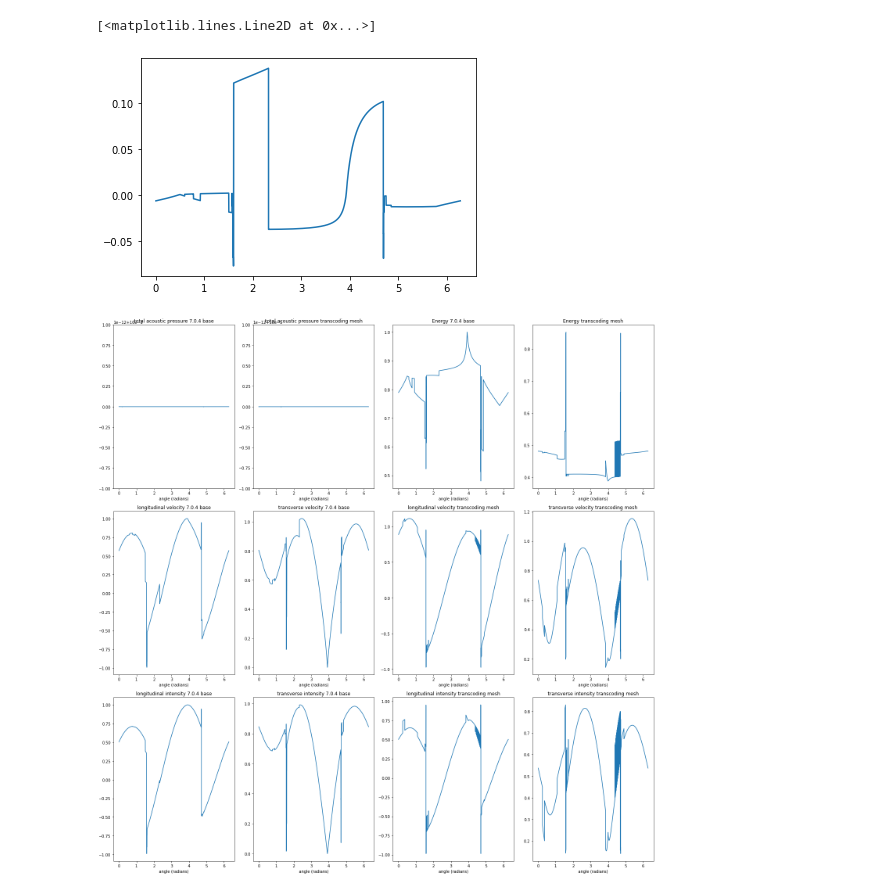
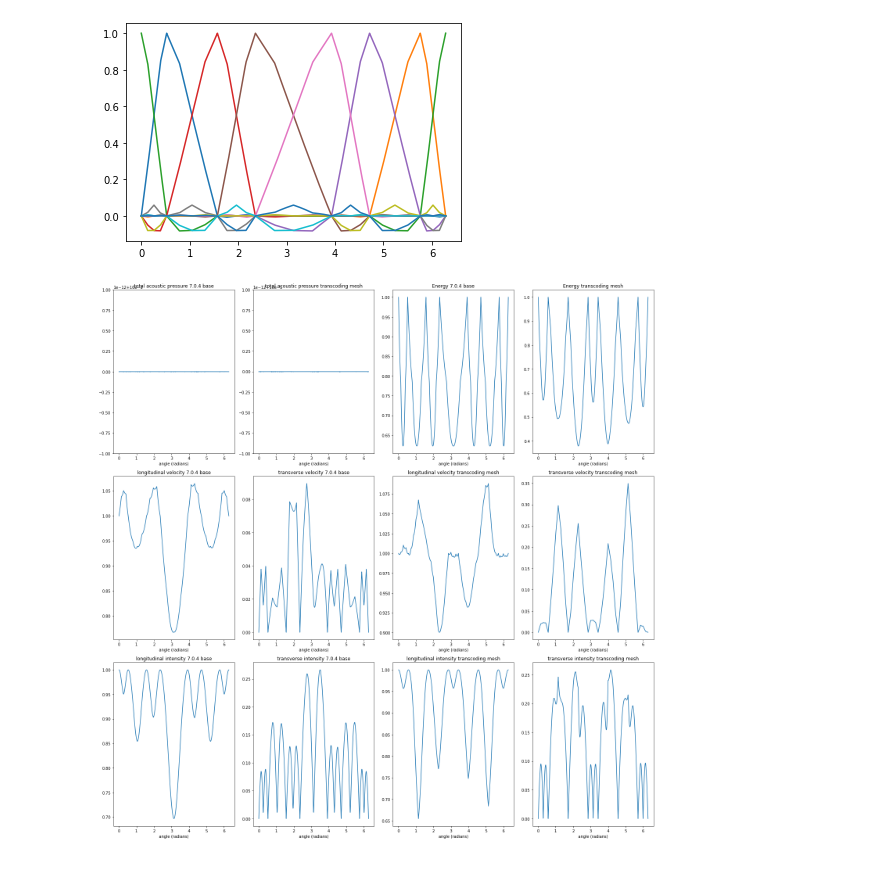
Before and after one commit to SamuelNarvaez/SWF, a Jupyter notebook: Evaluation.ipynb, the cells around one changed output. Drawn from its saved outputs; the diff is of its cells as text; code cells hidden in the pictures.

```diff
--- a/Evaluation.ipynb
+++ b/Evaluation.ipynb
@@ -21,7 +21,7 @@ fifth = fourth.manual_subdivide(v_11_8,f_11_8,ALPHA=key[5][0],BETA=key[5][1],GAM
 opt_meshset = [first,second,third,fourth,fifth]
 transcoding = SWF(base,2,meshset=opt_meshset)
 # %%
-theta = np.linspace(0,2*np.pi,9600) #96000 samples of a circular panning
+theta = np.linspace(0,2*np.pi,48000) #48000 samples of a circular panning
 x = np.cos(theta) #x component of the circular panning
 y = np.sin(theta) #y component of the circular panning
 
@@ -50,11 +50,10 @@ for i in horizontalPanning:
     coarse = transcoding.encode(fine,3)
     encodedtrans = np.append(encodedtrans,coarse,axis=1)
 # %%
-#for i in range(11):
-plt.plot(theta,encoded704[5])
+for i in range(11):
+    plt.plot(theta,encoded704[i])
 # %% [output]
-[<matplotlib.lines.Line2D at 0x...>]
-[figure, old version]
+[figure, new version]
 # %%
 fig, subplots = plt.subplots(3,4,figsize=(20,20))
 
@@ -90,4 +89,4 @@ for splt in subplots.flatten():
 
 fig.tight_layout()
 # %% [output]
-[figure, old version]
+[figure, new version]
```
Also changed, not shown: parts of 3 cells of this notebook.
